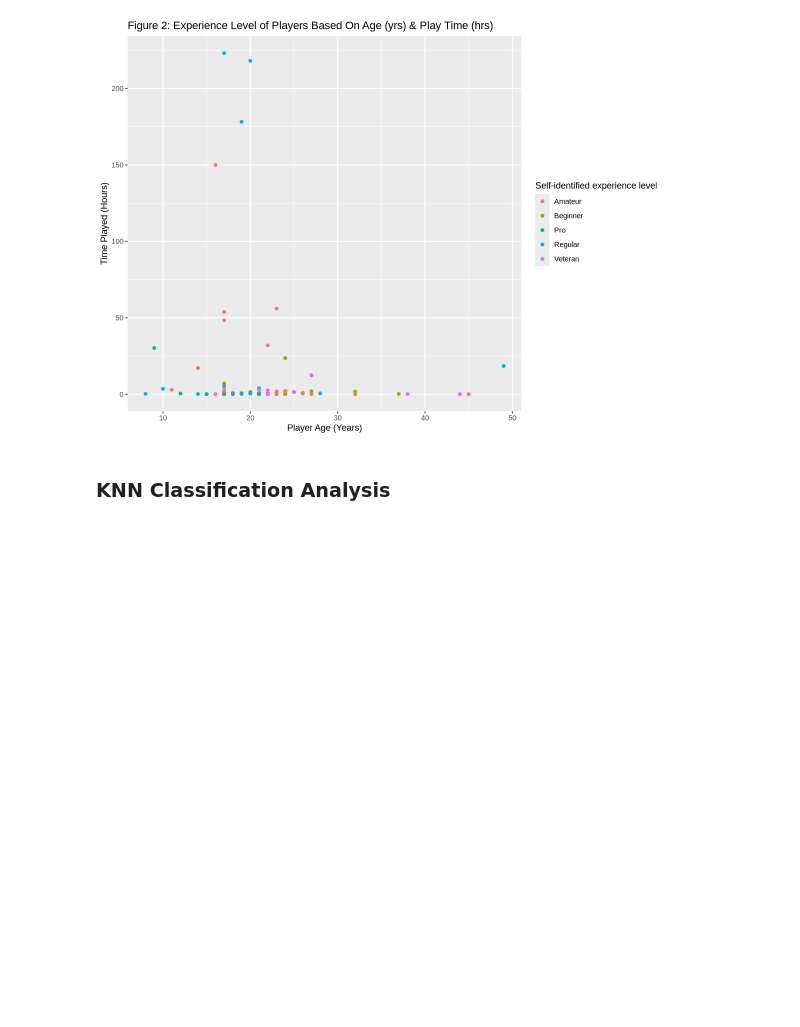
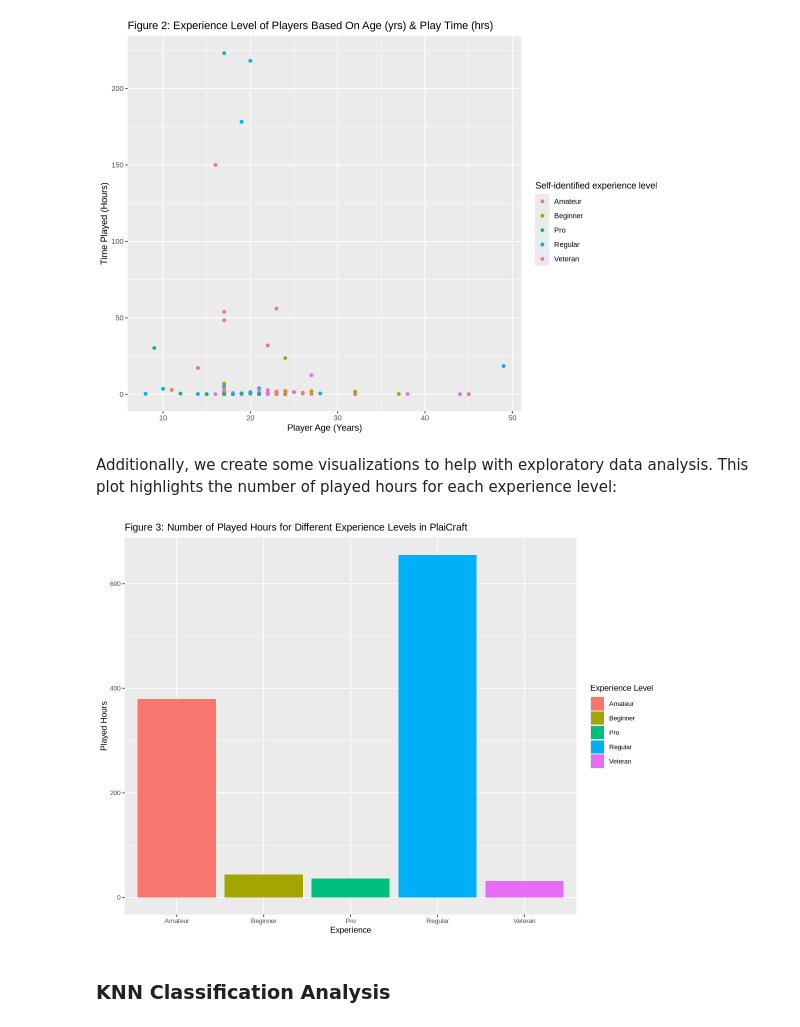
Before and after one commit to DaviddHuang/dsci100_project, a Jupyter notebook: final.ipynb, the cells around one changed output. Drawn from its saved outputs; the diff is of its cells as text; code cells hidden in the pictures; blank space fills up the shorter version.

Commit message:
Added visualization for exploratory data analysis

```diff
--- a/final.ipynb
+++ b/final.ipynb
@@ -94,6 +85,18 @@ players_plot <- players_filtered |>
 players_plot
 # %% [output]
 [figure]
+# %% [markdown]
+Additionally, we create some visualizations to help with exploratory data analysis. This plot highlights the number of played hours for each experience level:
+# %%
+players_plot <- players_filtered |>
+    ggplot(aes(x = experience, y = played_hours, fill = experience)) +
+    geom_bar(stat = "identity") +
+    labs(x = "Experience", y = "Played Hours", fill = "Experience Level") +
+    ggtitle("Figure 3: Number of Played Hours for Different Experience Levels in PlaiCraft") +
+        theme(text = element_text(size = 10))
+players_plot
+# %% [output]
+[figure, added]
 # %% [markdown]
 ### KNN Classification Analysis
 # %%
```
Also changed, not shown: parts of 5 cells of this notebook.
